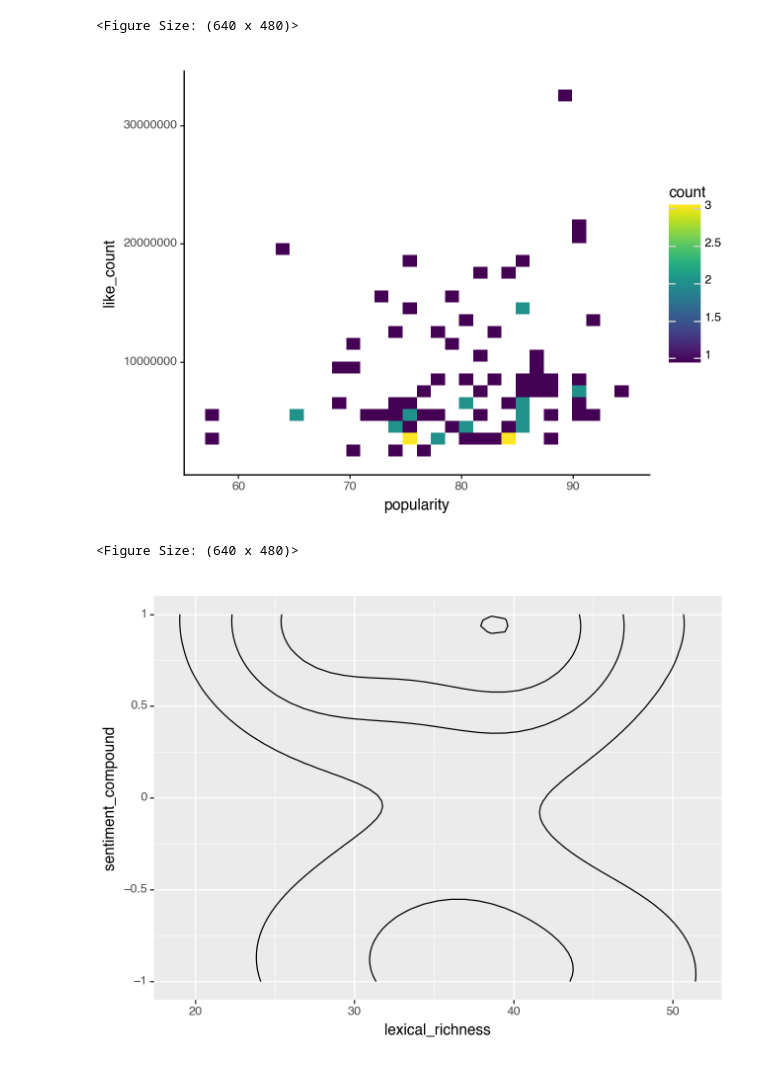
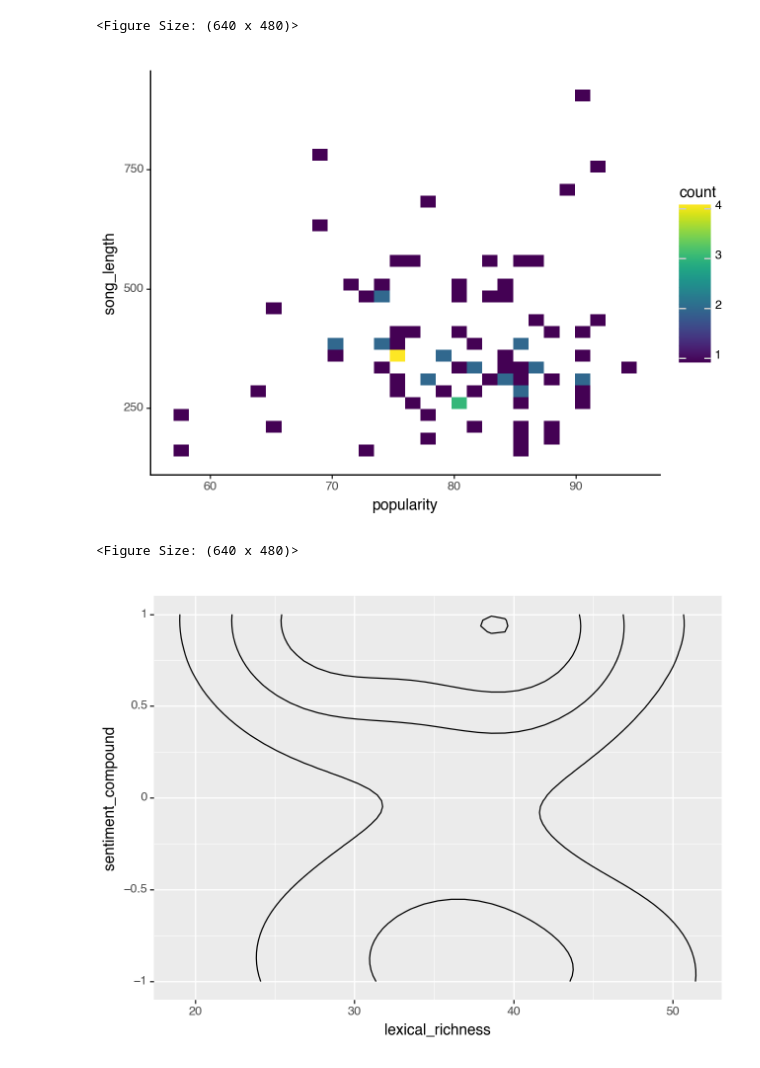
Before and after one commit to lse-ds105/ds105a-project-music-metrics, a Jupyter notebook: notebooks/ruikai_2024.ipynb, the cells around one changed output. Saved outputs shown, nothing was run; the diff lists cells and outputs as text; code cells hidden in the pictures.

```diff
--- a/notebooks/ruikai_2024.ipynb
+++ b/notebooks/ruikai_2024.ipynb
@@ -456,14 +445,14 @@ line2
 # %%
 contour = (
     ggplot(df) +
-    aes(x = 'popularity', y = 'like_count') +
+    aes(x = 'popularity', y = 'song_length') +
     geom_bin2d() +
     theme_classic()
 )
 
 contour
 # %% [output]
-[figure, old version]
+[figure, new version]
 <Figure Size: (640 x 480)>
 # %%
 contour = (
```
Also changed, not shown: parts of 4 cells of this notebook.
